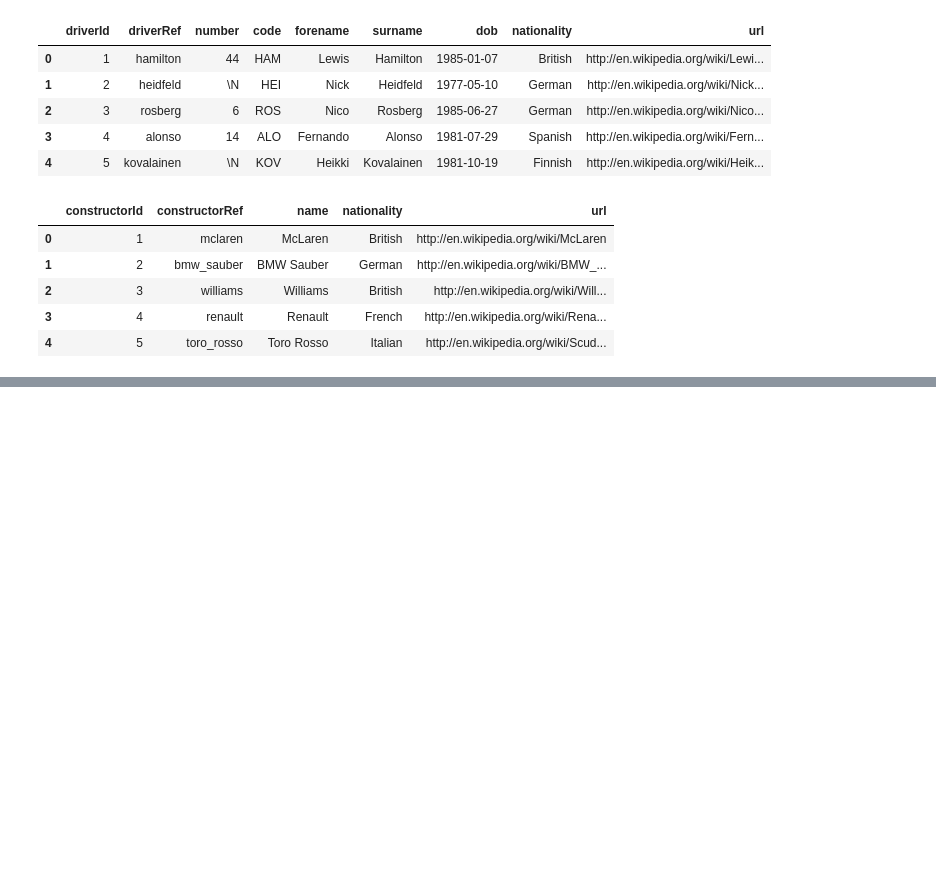
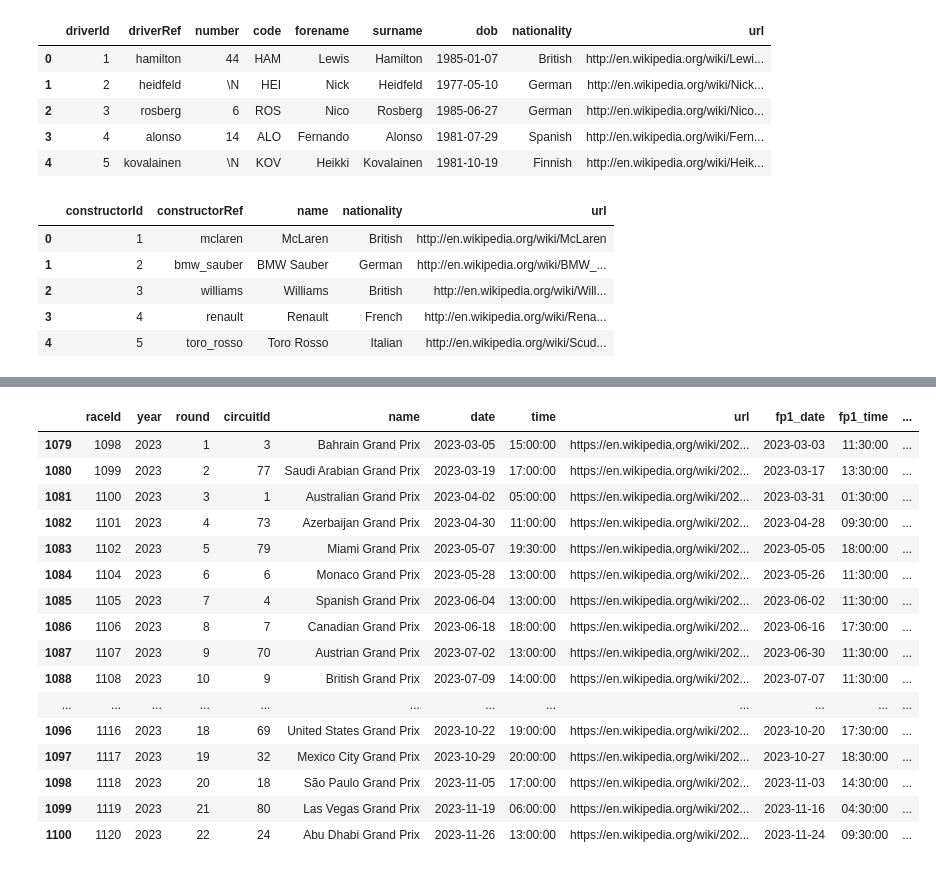
Before and after one commit to markprubin/formula1-analyst, a Jupyter notebook: F1 Driver and Constructor Season Totals 2023.ipynb, the cells around one changed output, grey strips where cells are left out. Drawn from its saved outputs; the diff is of its cells as text; code cells hidden in the pictures; blank space fills up the shorter version.

```diff
--- a/F1 Driver and Constructor Season Totals 2023.ipynb
+++ b/F1 Driver and Constructor Season Totals 2023.ipynb
@@ -24,0 +40,24 @@ constructors.head()
+# %%
+races = pd.read_csv('f1db_csv/races.csv')
+# %%
+races_2023 = races[races['year'] == 2023]
+# %%
+races_2023
+# %% [output]
+|  | raceId | year | round | circuitId | name | date | time | url | fp1_date | fp1_time | ... |
+| 1079 | 1098 | 2023 | 1 | 3 | Bahrain Grand Prix | 2023-03-05 | 15:00:00 | https://en.wikipedia.org/wiki/202... | 2023-03-03 | 11:30:00 | ... |
+| 1080 | 1099 | 2023 | 2 | 77 | Saudi Arabian Grand Prix | 2023-03-19 | 17:00:00 | https://en.wikipedia.org/wiki/202... | 2023-03-17 | 13:30:00 | ... |
+| 1081 | 1100 | 2023 | 3 | 1 | Australian Grand Prix | 2023-04-02 | 05:00:00 | https://en.wikipedia.org/wiki/202... | 2023-03-31 | 01:30:00 | ... |
+| 1082 | 1101 | 2023 | 4 | 73 | Azerbaijan Grand Prix | 2023-04-30 | 11:00:00 | https://en.wikipedia.org/wiki/202... | 2023-04-28 | 09:30:00 | ... |
+| 1083 | 1102 | 2023 | 5 | 79 | Miami Grand Prix | 2023-05-07 | 19:30:00 | https://en.wikipedia.org/wiki/202... | 2023-05-05 | 18:00:00 | ... |
+| 1084 | 1104 | 2023 | 6 | 6 | Monaco Grand Prix | 2023-05-28 | 13:00:00 | https://en.wikipedia.org/wiki/202... | 2023-05-26 | 11:30:00 | ... |
+| 1085 | 1105 | 2023 | 7 | 4 | Spanish Grand Prix | 2023-06-04 | 13:00:00 | https://en.wikipedia.org/wiki/202... | 2023-06-02 | 11:30:00 | ... |
+| 1086 | 1106 | 2023 | 8 | 7 | Canadian Grand Prix | 2023-06-18 | 18:00:00 | https://en.wikipedia.org/wiki/202... | 2023-06-16 | 17:30:00 | ... |
+| 1087 | 1107 | 2023 | 9 | 70 | Austrian Grand Prix | 2023-07-02 | 13:00:00 | https://en.wikipedia.org/wiki/202... | 2023-06-30 | 11:30:00 | ... |
+| 1088 | 1108 | 2023 | 10 | 9 | British Grand Prix | 2023-07-09 | 14:00:00 | https://en.wikipedia.org/wiki/202... | 2023-07-07 | 11:30:00 | ... |
+| ... | ... | ... | ... | ... | ... | ... | ... | ... | ... | ... | ... |
+| 1096 | 1116 | 2023 | 18 | 69 | United States Grand Prix | 2023-10-22 | 19:00:00 | https://en.wikipedia.org/wiki/202... | 2023-10-20 | 17:30:00 | ... |
+| 1097 | 1117 | 2023 | 19 | 32 | Mexico City Grand Prix | 2023-10-29 | 20:00:00 | https://en.wikipedia.org/wiki/202... | 2023-10-27 | 18:30:00 | ... |
+| 1098 | 1118 | 2023 | 20 | 18 | São Paulo Grand Prix | 2023-11-05 | 17:00:00 | https://en.wikipedia.org/wiki/202... | 2023-11-03 | 14:30:00 | ... |
+| 1099 | 1119 | 2023 | 21 | 80 | Las Vegas Grand Prix | 2023-11-19 | 06:00:00 | https://en.wikipedia.org/wiki/202... | 2023-11-16 | 04:30:00 | ... |
+| 1100 | 1120 | 2023 | 22 | 24 | Abu Dhabi Grand Prix | 2023-11-26 | 13:00:00 | https://en.wikipedia.org/wiki/202... | 2023-11-24 | 09:30:00 | ... |
```
Also changed, not shown: parts of 13 cells of this notebook.
